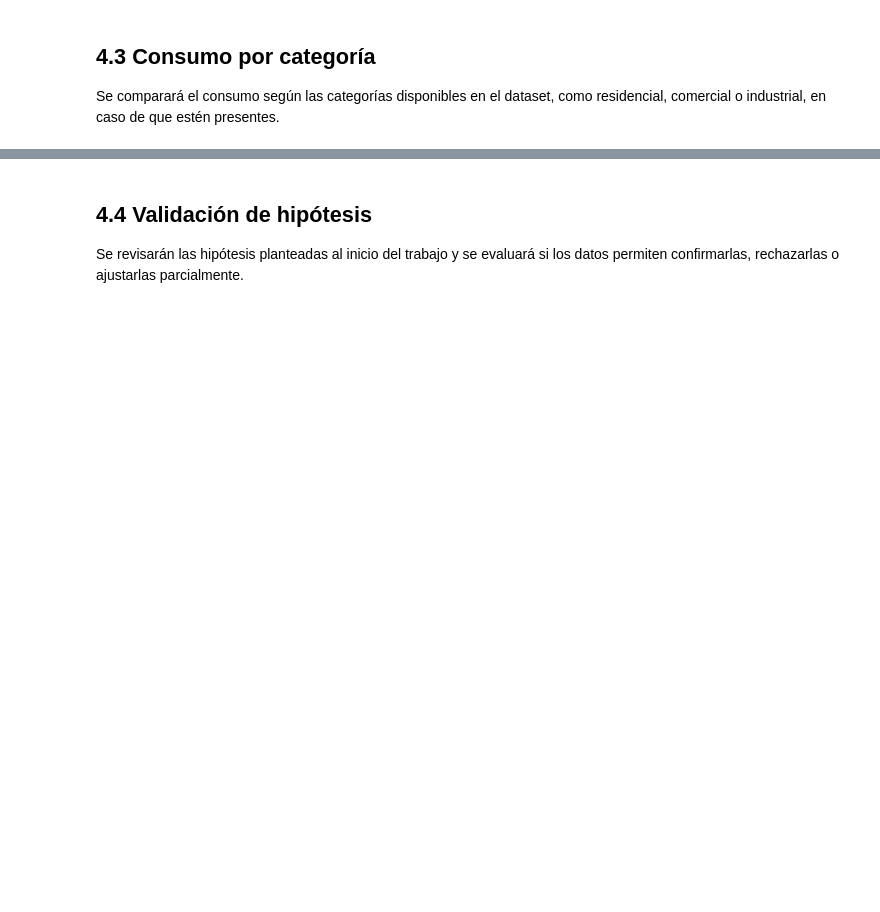
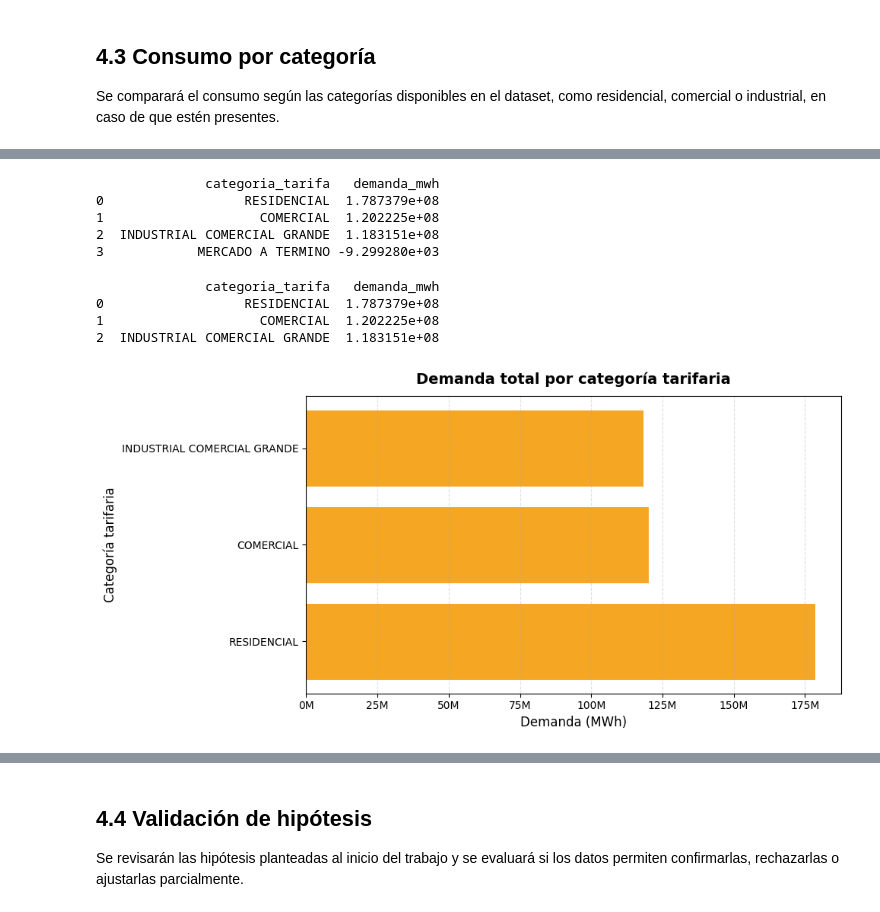
Before and after one commit to ju4n1t0x/eficiencia_energetica, a Jupyter notebook: 01_notebooks/TPI_Energia_CRISP_DM.ipynb, the cells around one changed output, grey strips where cells are left out. Drawn from its saved outputs; the diff is of its cells as text; code cells hidden in the pictures; blank space fills up the shorter version.

```diff
--- a/01_notebooks/TPI_Energia_CRISP_DM.ipynb
+++ b/01_notebooks/TPI_Energia_CRISP_DM.ipynb
@@ -962,0 +1084,43 @@ Se comparará el consumo según las categorías disponibles en el dataset, como
+# %%
+# Agrupamos la demanda total por categoria tarifaria
+demanda_por_categoria = (df_limpio
+    .groupby('categoria_tarifa')['demanda_mwh']
+    .sum()
+    .sort_values(ascending=False)
+    .reset_index())
+
+print(demanda_por_categoria)
+# %% [output]
+              categoria_tarifa   demanda_mwh
+0                  RESIDENCIAL  1.787379e+08
+1                    COMERCIAL  1.202225e+08
+2  INDUSTRIAL COMERCIAL GRANDE  1.183151e+08
+3            MERCADO A TERMINO -9.299280e+03
+# %%
+# Excluimos MERCADO A TERMINO por representar venta, no consumo
+demanda_por_categoria = demanda_por_categoria[
+    demanda_por_categoria['categoria_tarifa'] != 'MERCADO A TERMINO'
+]
+print(demanda_por_categoria)
+# %% [output]
+              categoria_tarifa   demanda_mwh
+0                  RESIDENCIAL  1.787379e+08
+1                    COMERCIAL  1.202225e+08
+2  INDUSTRIAL COMERCIAL GRANDE  1.183151e+08
+# %%
+fig, ax = plt.subplots(figsize=(10, 5))
+ax.barh(demanda_por_categoria['categoria_tarifa'],
+        demanda_por_categoria['demanda_mwh'],
+        color='#F5A623', edgecolor='white', linewidth=0.8)
+
+ax.set_title('Demanda total por categoría tarifaria', fontsize=14, fontweight='bold', pad=12)
+ax.set_xlabel('Demanda (MWh)', fontsize=12)
+ax.set_ylabel('Categoría tarifaria', fontsize=12)
+ax.xaxis.set_major_formatter(mticker.FuncFormatter(lambda x, _: f'{x/1e6:.0f}M'))
+ax.grid(axis='x', linestyle='--', alpha=0.4)
+
+plt.tight_layout()
+plt.savefig(FIGURES_DIR / 'eda_demanda_categoria.png', dpi=150)
+plt.show()
+# %% [output]
+[figure, added]
```
Also changed, not shown: parts of 28 cells of this notebook.
